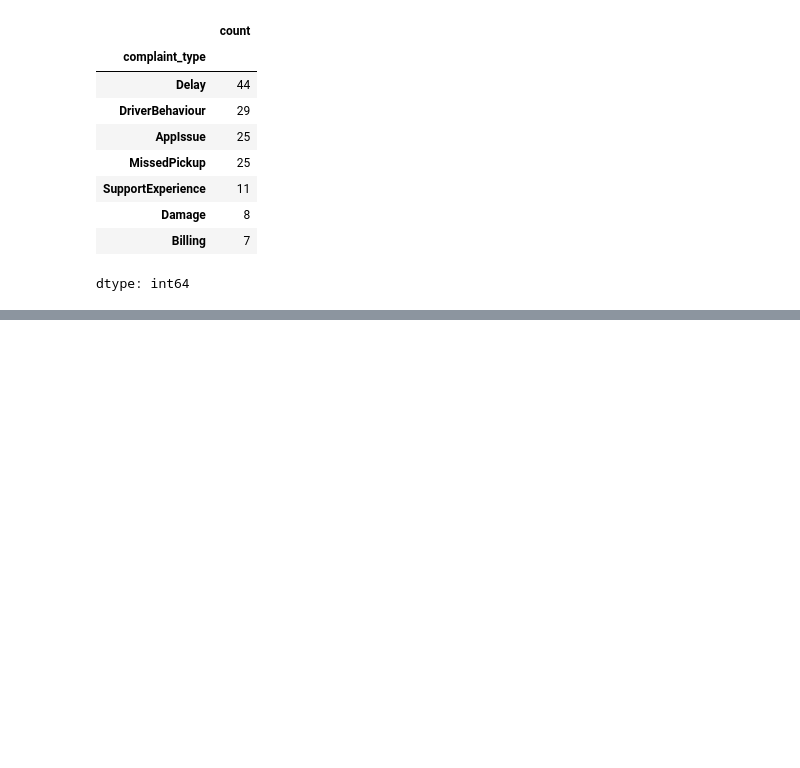
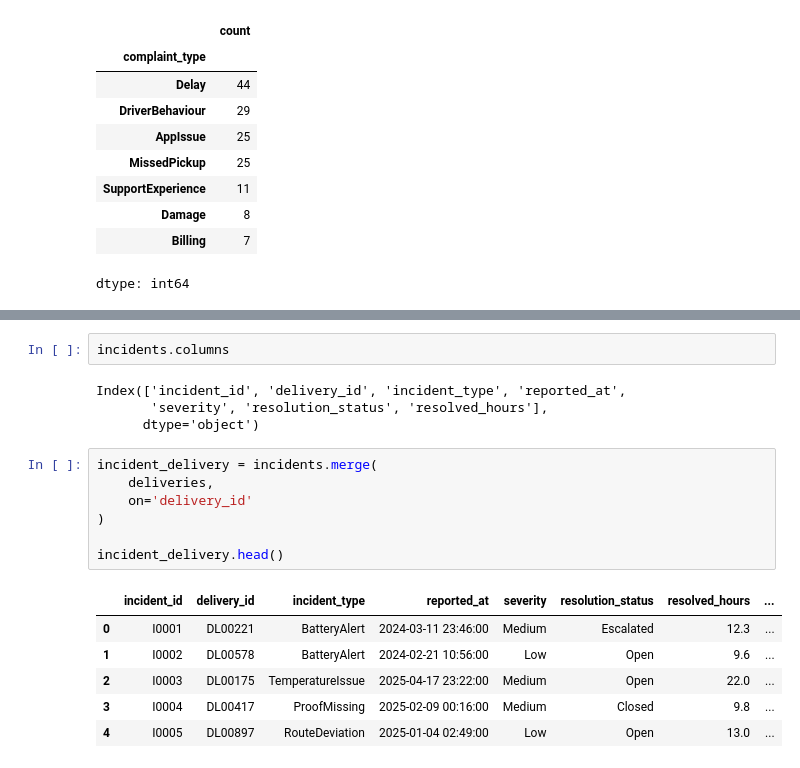
Before and after one commit to nivekaperera02-commits/northstar-analytics-assignment, a Jupyter notebook: Python_Analytics/northstar_python_analysis.ipynb, the cells around one changed output, grey strips where cells are left out. Drawn from its saved outputs; the diff is of its cells as text; blank space fills up the shorter version.

```diff
--- a/Python_Analytics/northstar_python_analysis.ipynb
+++ b/Python_Analytics/northstar_python_analysis.ipynb
@@ -577,0 +646,20 @@ dtype: int64
+# %%
+incidents.columns
+# %% [output]
+Index(['incident_id', 'delivery_id', 'incident_type', 'reported_at',
+       'severity', 'resolution_status', 'resolved_hours'],
+      dtype='object')
+# %%
+incident_delivery = incidents.merge(
+    deliveries,
+    on='delivery_id'
+)
+
+incident_delivery.head()
+# %% [output]
+|  | incident_id | delivery_id | incident_type | reported_at | severity | resolution_status | resolved_hours | ... |
+| 0 | I0001 | DL00221 | BatteryAlert | 2024-03-11 23:46:00 | Medium | Escalated | 12.3 | ... |
+| 1 | I0002 | DL00578 | BatteryAlert | 2024-02-21 10:56:00 | Low | Open | 9.6 | ... |
+| 2 | I0003 | DL00175 | TemperatureIssue | 2025-04-17 23:22:00 | Medium | Open | 22.0 | ... |
+| 3 | I0004 | DL00417 | ProofMissing | 2025-02-09 00:16:00 | Medium | Closed | 9.8 | ... |
+| 4 | I0005 | DL00897 | RouteDeviation | 2025-01-04 02:49:00 | Low | Open | 13.0 | ... |
```
Also changed, not shown: parts of 15 cells of this notebook.
